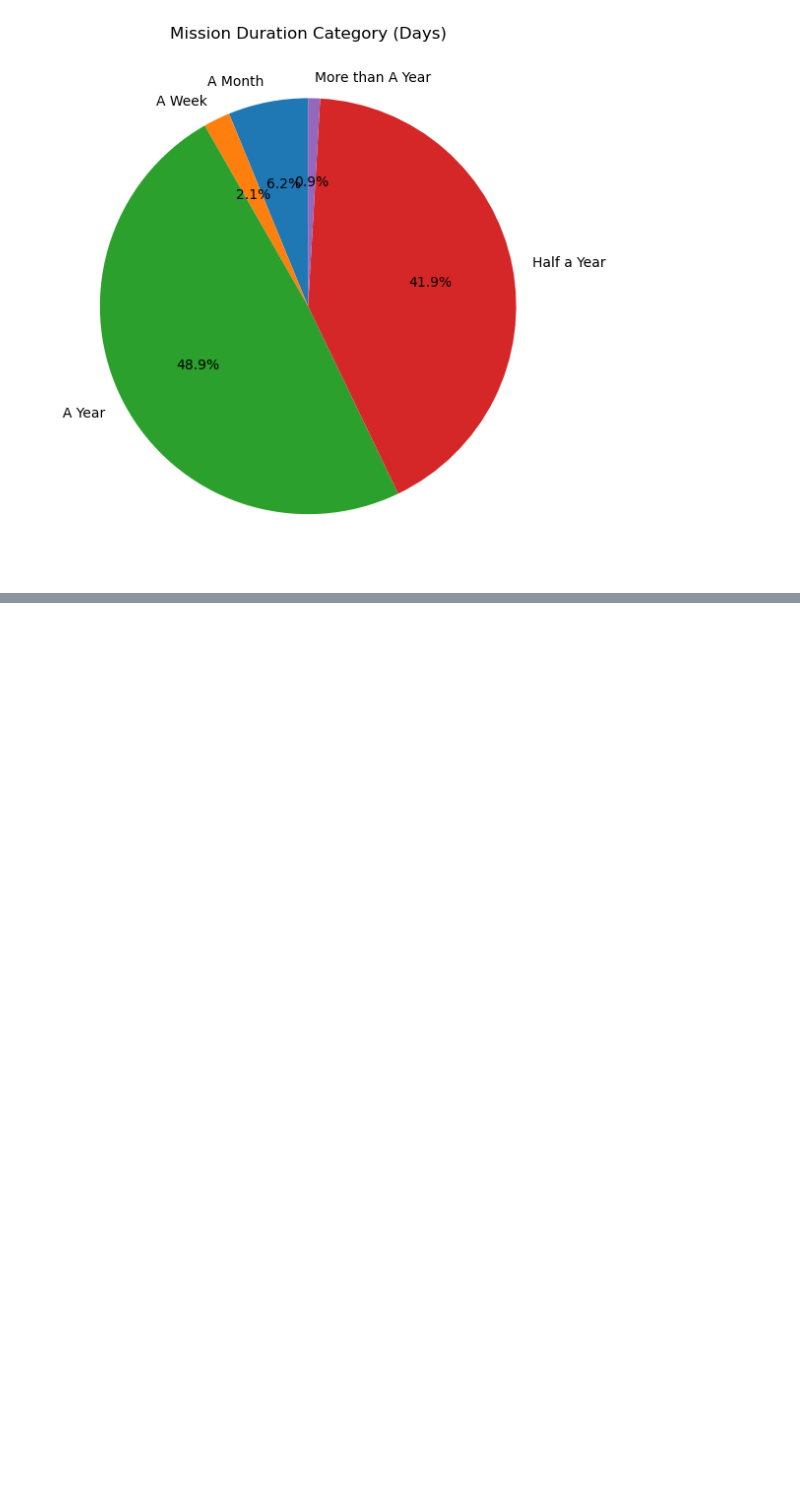
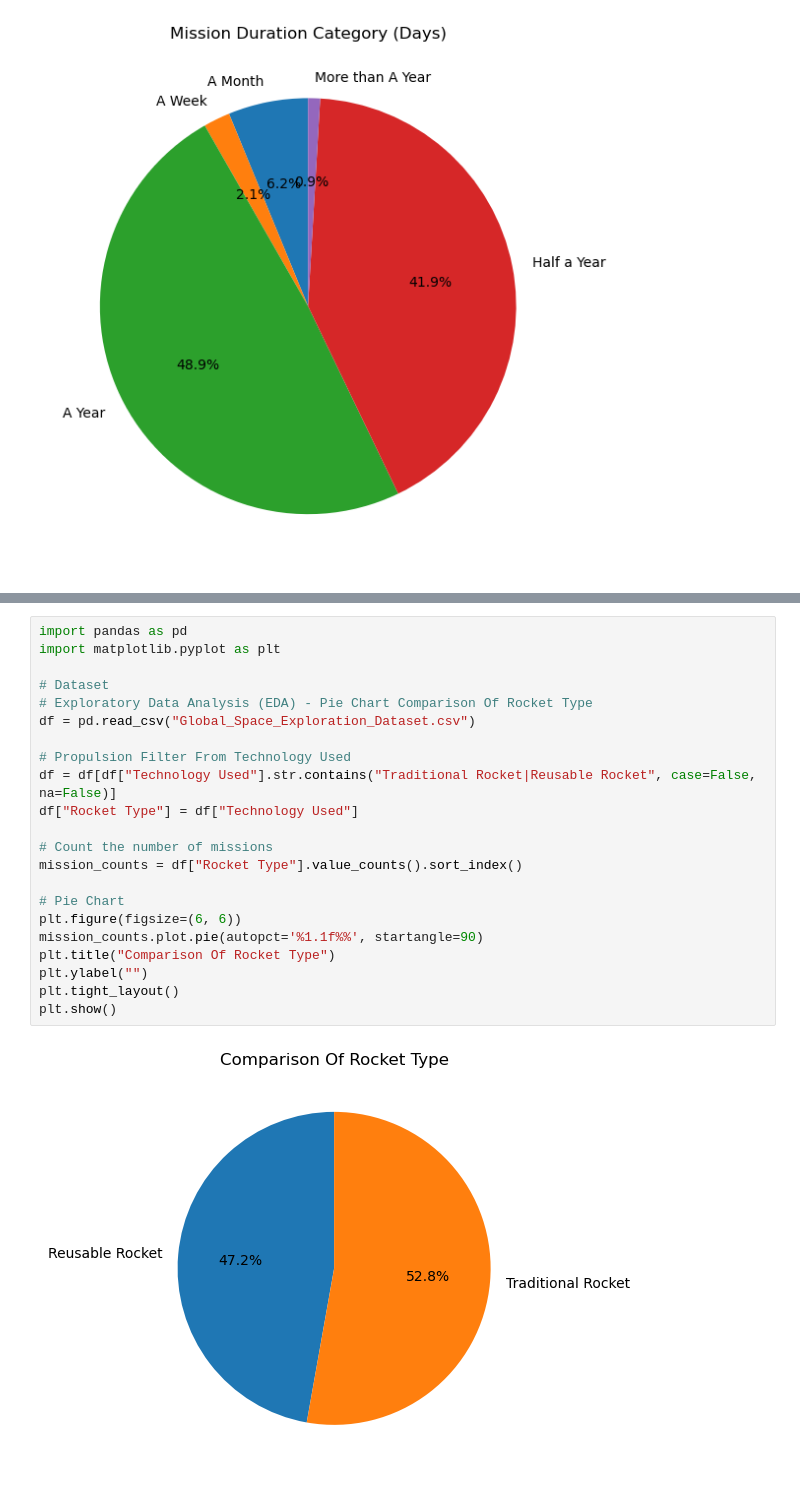
Before and after one commit to FlazeFy2/DS-Global-Space-Exploration, a Jupyter notebook: exploratory data analysis-pie.ipynb, the cells around one changed output, grey strips where cells are left out. Cells and saved outputs as stored; diff of their text form; blank space fills up the shorter version.

Commit message:
[DS] Exploratory Data Analysis (EDA) - Pie Chart Comparison Of Rocket Type

```diff
--- a/exploratory data analysis-pie.ipynb
+++ b/exploratory data analysis-pie.ipynb
@@ -98,3 +98,27 @@ plt.tight_layout()
 plt.show()
 # %% [output]
 [figure]
+# %%
+import pandas as pd
+import matplotlib.pyplot as plt
+
+# Dataset
+# Exploratory Data Analysis (EDA) - Pie Chart Comparison Of Rocket Type
+df = pd.read_csv("Global_Space_Exploration_Dataset.csv")
+
+# Propulsion Filter From Technology Used
+df = df[df["Technology Used"].str.contains("Traditional Rocket|Reusable Rocket", case=False, na=False)]
+df["Rocket Type"] = df["Technology Used"]
+
+# Count the number of missions
+mission_counts = df["Rocket Type"].value_counts().sort_index()
+
+# Pie Chart
+plt.figure(figsize=(6, 6))
+mission_counts.plot.pie(autopct='%1.1f%%', startangle=90)
+plt.title("Comparison Of Rocket Type")
+plt.ylabel("")
+plt.tight_layout()
+plt.show()
+# %% [output]
+[figure, added]
```
Also changed, not shown: parts of 1 cell of this notebook.
